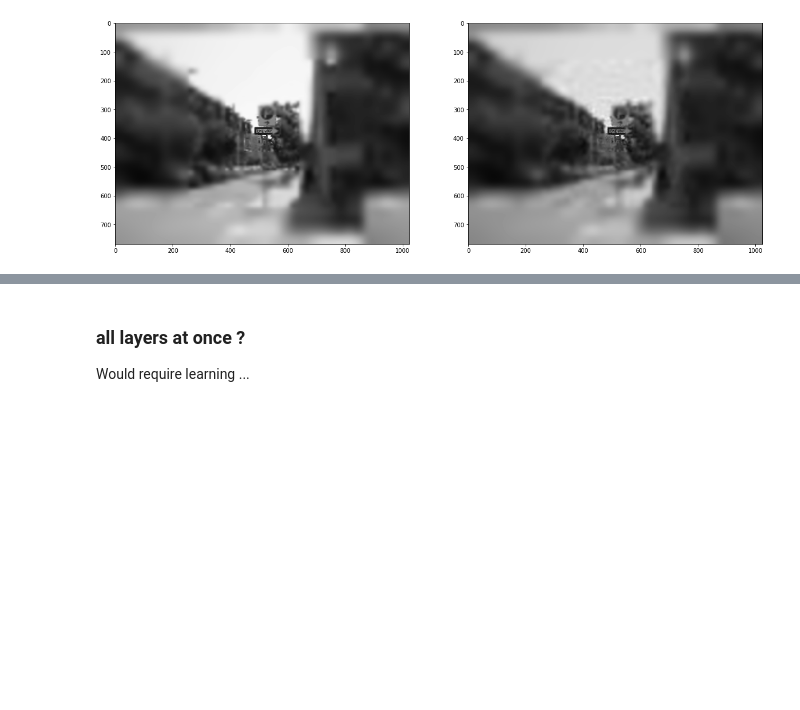
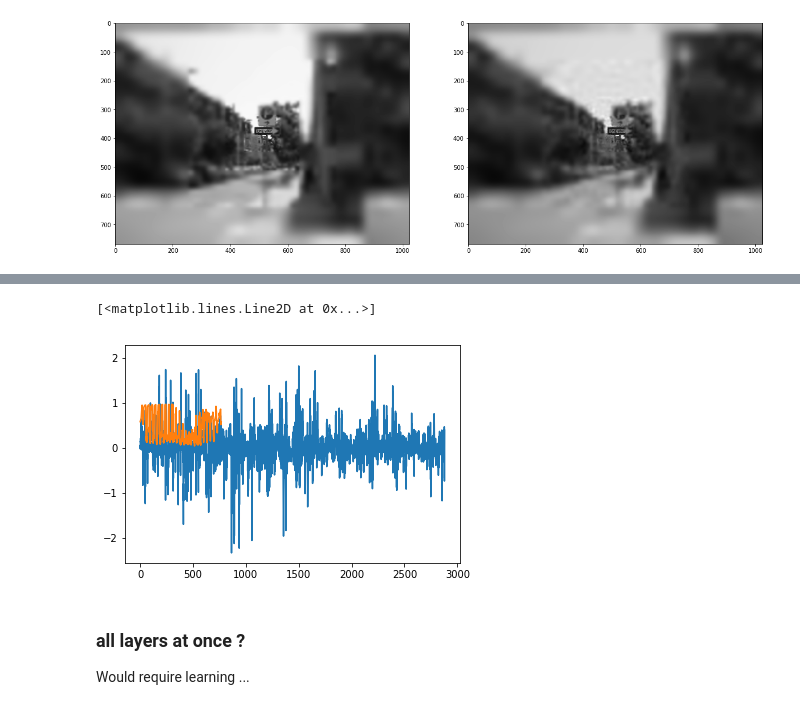
Before and after one commit to bicv/POLO, a Jupyter notebook: notebooks/2020-02-14_retina_reconstruction-no-whitening.ipynb, the cells around one changed output, grey strips where cells are left out. Drawn from its saved outputs; the diff is of its cells as text; code cells hidden in the pictures; blank space fills up the shorter version.

```diff
--- a/notebooks/2020-02-14_retina_reconstruction-no-whitening.ipynb
+++ b/notebooks/2020-02-14_retina_reconstruction-no-whitening.ipynb
@@ -469,3 +482,9 @@ print('Tensor shape=', img_crop.shape)
+# %%
+plt.plot(out__[:,:5,:].flatten().numpy())
+plt.plot(img_down.flatten().numpy())
+# %% [output]
+[<matplotlib.lines.Line2D at 0x...>]
+[figure, added]
 # %% [markdown]
 
 ### all layers at once ?
```
Also changed, not shown: parts of 8 cells of this notebook.
